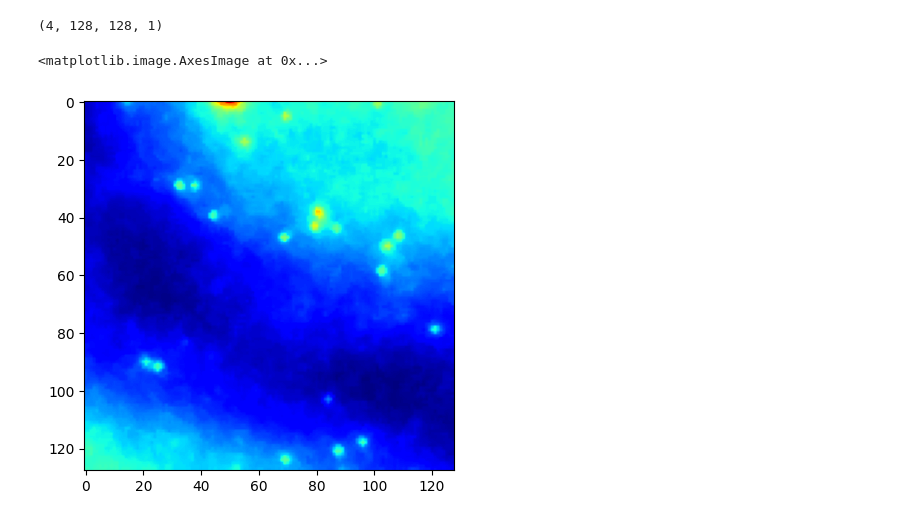
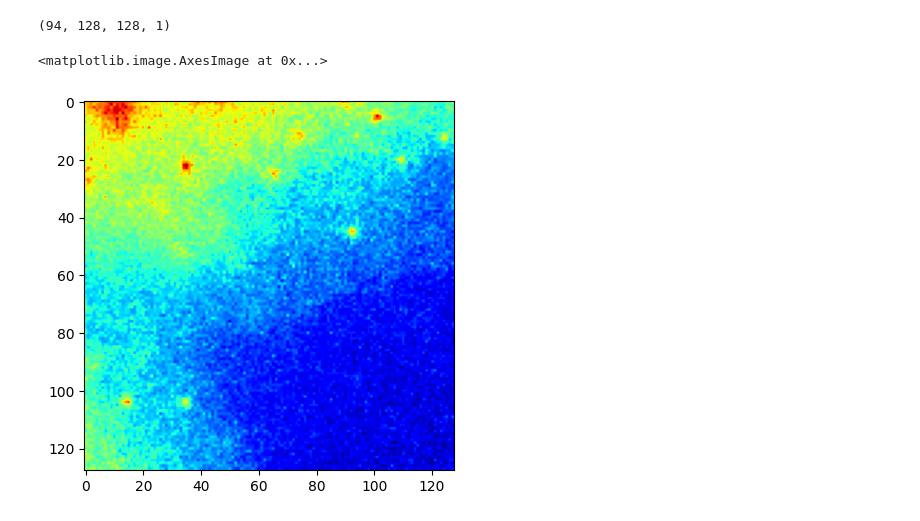
Before and after one commit to 04jono/deepcell-spots-llm, a Jupyter notebook: spot-detection.ipynb, the cells around one changed output. Cells and saved outputs as stored; diff of their text form; code cells hidden in the pictures.

```diff
--- a/spot-detection.ipynb
+++ b/spot-detection.ipynb
@@ -18,13 +24,16 @@ from function_bank import min_max_normalize, gaussian_filter
 # %%
-spots_images = np.load('spot_data/SpotNet-v1_1/train.npz', allow_pickle=True)['X']
+spots_data = np.load('spot_data/SpotNet-v1_1/test.npz', allow_pickle=True)
+spots_images = spots_data['X']
+spots_truth = spots_data['y']
 # %%
-spots_image = spots_images[0:4]
+spots_image = spots_images
+spots_truth = spots_truth
 spots_image.shape
 # %% [output]
-(4, 128, 128, 1)
+(94, 128, 128, 1)
 # %%
-plt.imshow(spots_image[2].squeeze(), cmap='jet')
+plt.imshow(spots_image[0].squeeze(), cmap='jet')
 # %% [output]
 <matplotlib.image.AxesImage at 0x...>
-[figure, old version]
+[figure, new version]
 # %%
```
Also changed, not shown: parts of 13 cells of this notebook, 4 other files.
